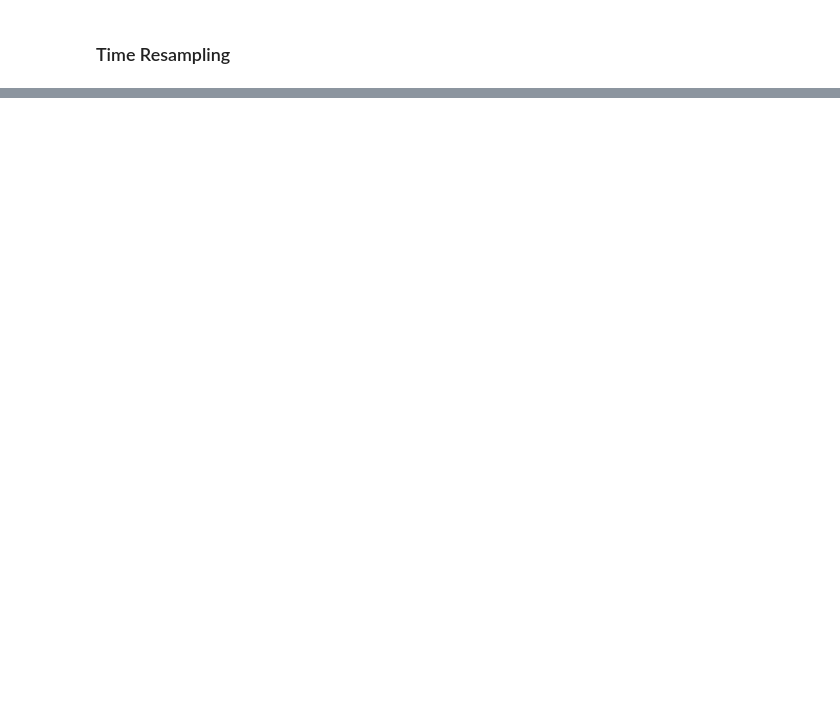
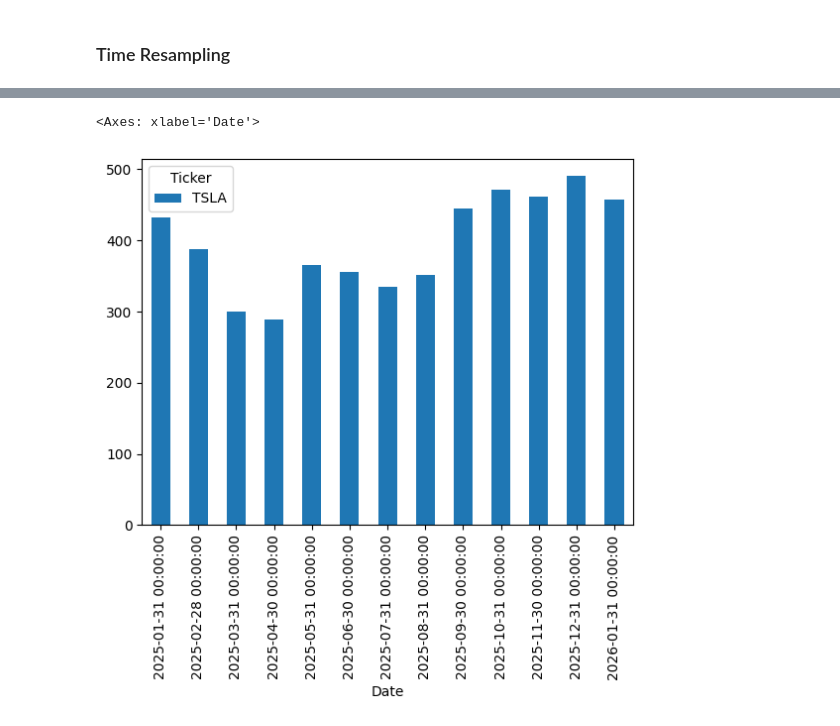
Before and after one commit to ParasRana123/Time_Series_Data_Analysis, a Jupyter notebook: Untitled.ipynb, the cells around one changed output, grey strips where cells are left out. Cells and saved outputs as stored; diff of their text form; code cells hidden in the pictures; blank space fills up the shorter version.

```diff
--- a/Untitled.ipynb
+++ b/Untitled.ipynb
@@ -85,0 +250,5 @@ df_tesla.resample(rule='QS').max()['High'].plot()
+# %%
+df_tesla['Open'].resample(rule='M').max().plot(kind='bar')
+# %% [output]
+<Axes: xlabel='Date'>
+[figure, added]
```
Also changed, not shown: parts of 30 cells of this notebook.
